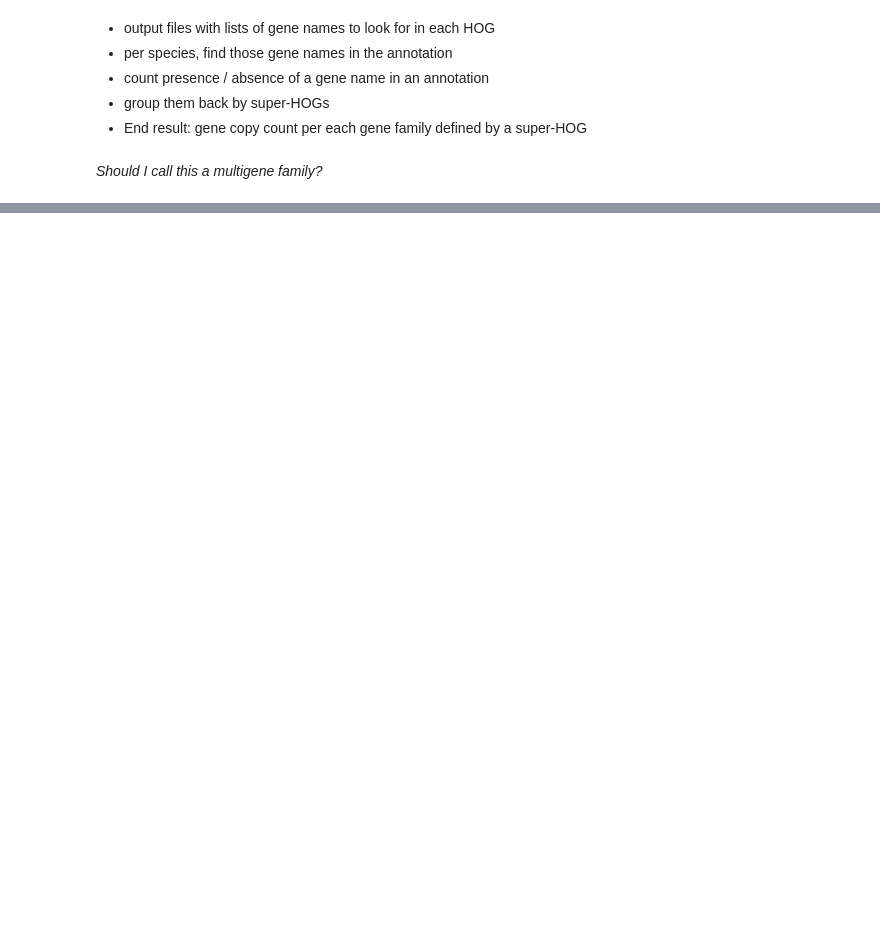
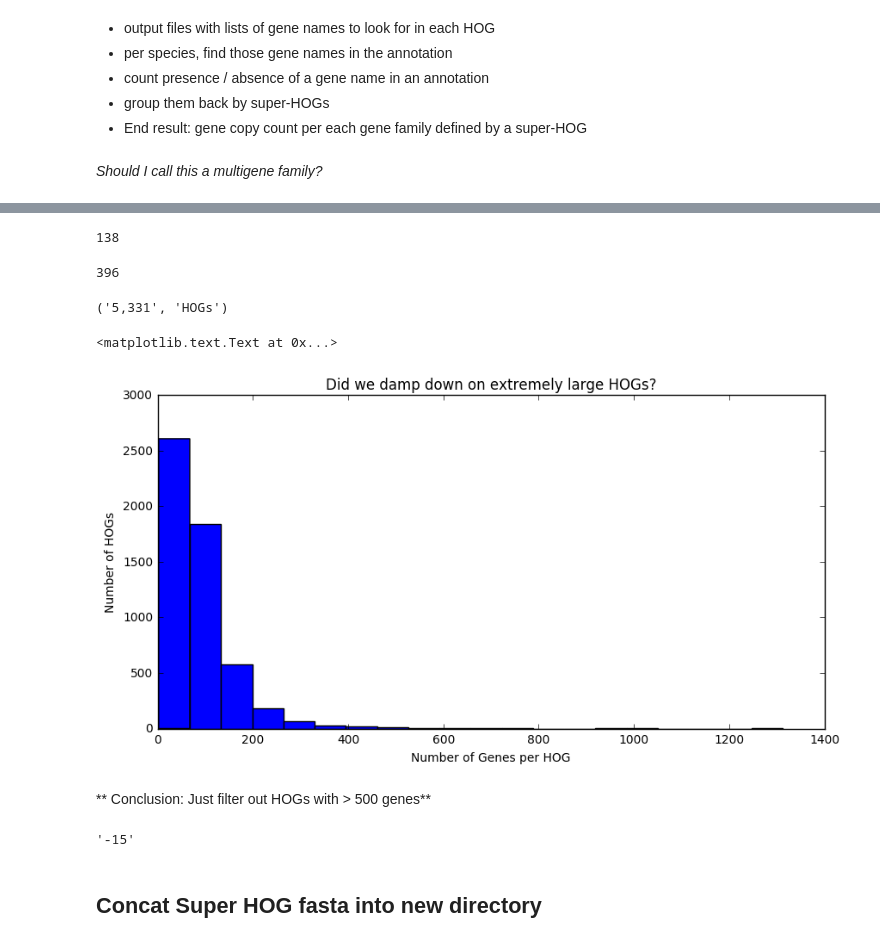
Before and after one commit to josiahseaman/DNA_Duplications, a Jupyter notebook: AnnotationOverlapNetwork.ipynb, the cells around one changed output, grey strips where cells are left out. Saved outputs shown, nothing was run; the diff lists cells and outputs as text; code cells hidden in the pictures; blank space fills up the shorter version.

```diff
--- a/AnnotationOverlapNetwork.ipynb
+++ b/AnnotationOverlapNetwork.ipynb
@@ -291,0 +309,44 @@ _Should I call this a multigene family?_
+# %%
+actual_genes_to_HOGs = map_genes_to_HOGs(HOGs)
+# %%
+promiscuous_genes = [gene for gene, hogs in actual_genes_to_HOGs.items() if len(hogs) > 5]
+len(promiscuous_genes)
+# %% [output]
+138
+# %%
+promiscuous_HOGs = [hog for hog, genes in HOGs.items() if len(genes) > 150]
+len(promiscuous_HOGs)
+# %% [output]
+396
+# %%
+actual_genes_to_HOGs = map_genes_to_HOGs(HOGs)
+actual_network = create_cluster_network(actual_genes_to_HOGs, HOGs, promiscuous_genes, promiscuous_HOGs)
+super_HOGs = make_super_HOGs(HOGs, actual_network)
+
+print("{:,}".format(len(HOGs) - len(super_HOGs)) + "  Reduced count")
+smart_modified_HOGs = [c for c in sorted(networkx.connected_components(actual_network), key=len, reverse=True) if len(c) > 1]
+# %%
+pp(len(smart_modified_HOGs)), "HOGs"
+# %% [output]
+('5,331', 'HOGs')
+# %%
+%matplotlib inline
+import pandas
+lengths = [sum(len(HOGs[label]) for label in group) for group in smart_modified_HOGs]
+df = pandas.Series(lengths)#, columns=['Family ID', 'Copies'])
+bins = 20
+f = df.hist(bins=bins, figsize=(10,5), )#dpi=300)
+f.grid(False)
+f.set_title("Did we damp down on extremely large HOGs?")
+f.set_xlabel("Number of Genes per HOG")
+f.set_ylabel("Number of HOGs")
+# %% [output]
+<matplotlib.text.Text at 0x...>
+[figure, added]
+# %% [markdown]
+** Conclusion: Just filter out HOGs with > 500 genes**
+# %%
+filtered_smart_modified_HOGs = [group for group in smart_modified_HOGs if sum(len(HOGs[label]) for label in group) < 500]
+pp(len(filtered_smart_modified_HOGs) - len(smart_modified_HOGs))
+# %% [output]
+'-15'
@@ -291,0 +363,2 @@ _Should I call this a multigene family?_
+# %% [markdown]
+## Concat Super HOG fasta into new directory
```
Also changed, not shown: parts of 27 cells of this notebook, 10 other files.
